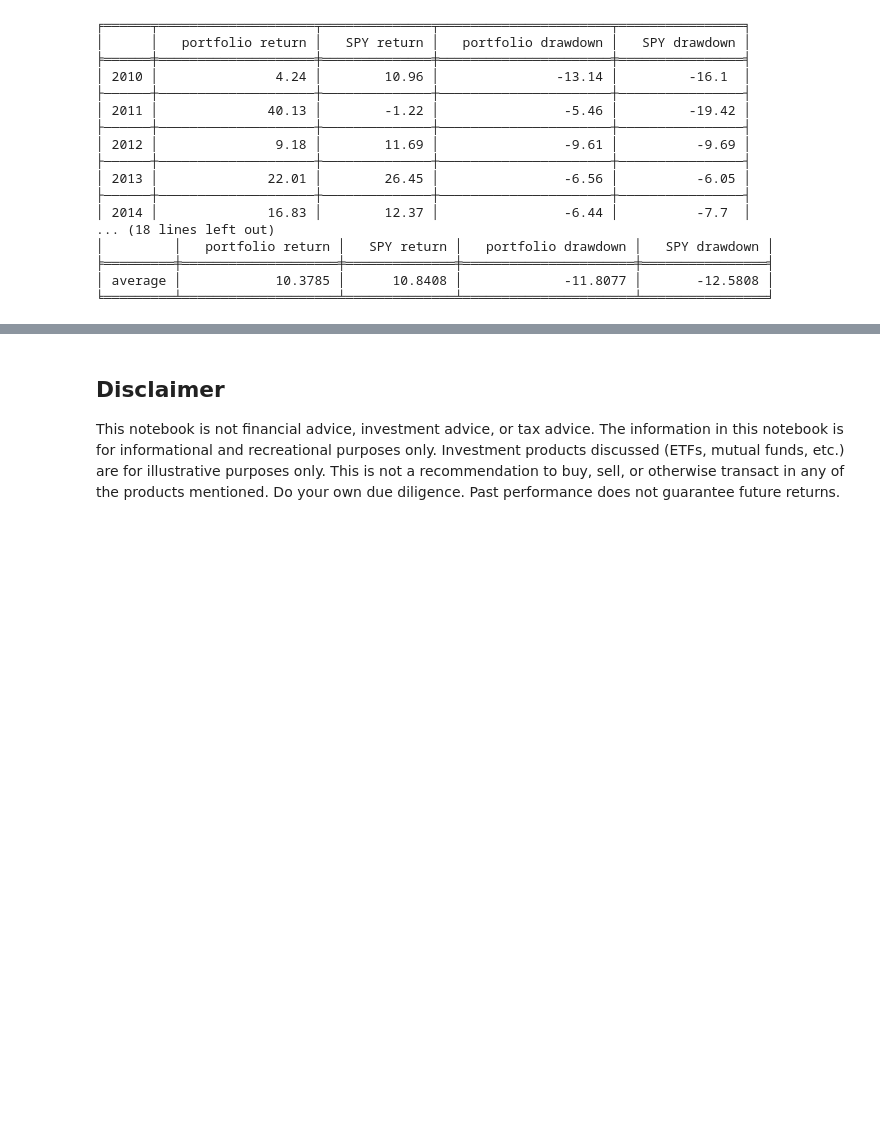
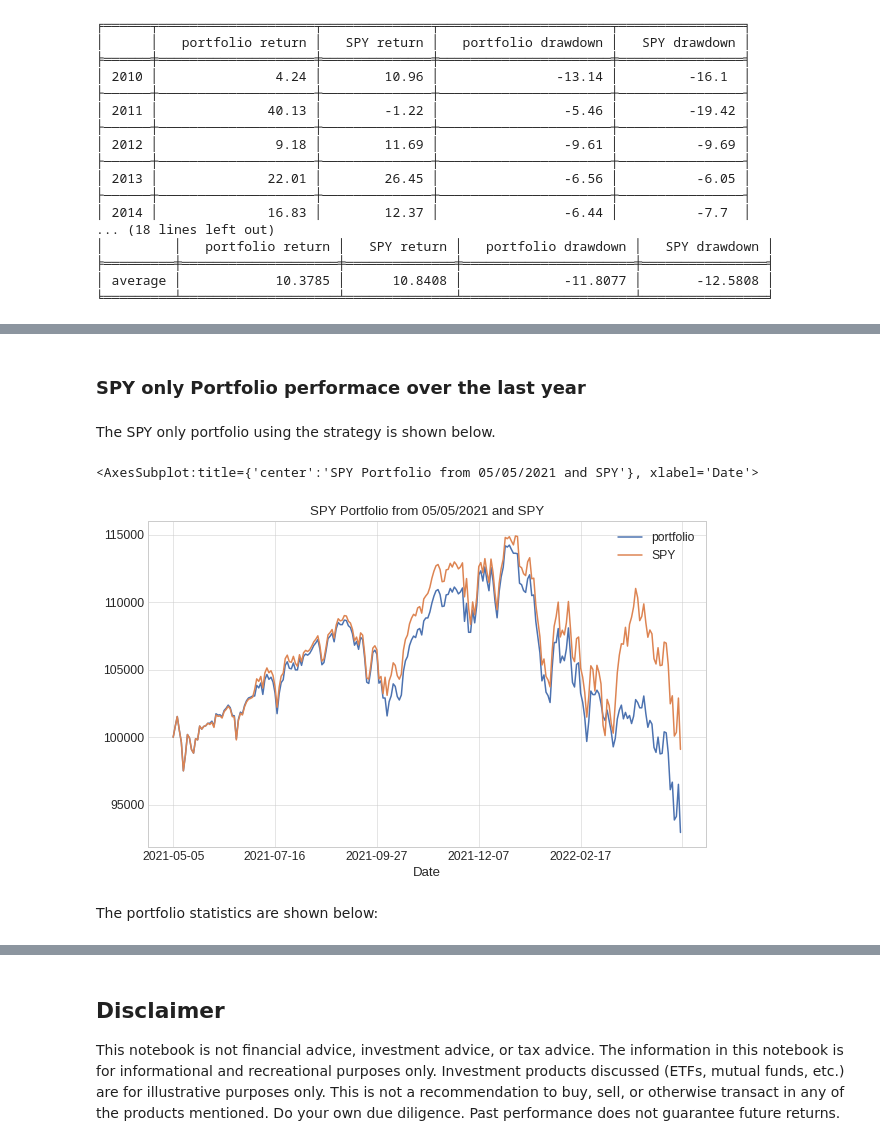
Before and after one commit to IanLKaplan/cash_trigger, a Jupyter notebook: cash_trigger.ipynb, the cells around one changed output, grey strips where cells are left out. Drawn from its saved outputs; the diff is of its cells as text; code cells hidden in the pictures; blank space fills up the shorter version.

```diff
--- a/cash_trigger.ipynb
+++ b/cash_trigger.ipynb
@@ -1054,0 +1167,29 @@ also slightly less return compared to the S&P 500.
+# %% [markdown]
+<h3>
+SPY only Portfolio performace over the last year
+</h3>
+# %%
+d1_year_start = end_date - relativedelta(years=1)
+
+one_year_spy_portfolio_df, t = portfolio_return(holdings=holdings,
+                                               risk_asset=spy_close,
+                                               bond_asset=cash_trigger_bond_adjclose,
+                                               spy_data=spy_data,
+                                               start_date=d1_year_start,
+                                               end_date=end_date
+                                               )
+
+plot_df = build_plot_data(holdings=holdings, portfolio_df=one_year_spy_portfolio_df, spy_df=spy_close)
+# %% [markdown]
+<p>
+The SPY only portfolio using the strategy is shown below.
+</p>
+# %%
+plot_df.plot(grid=True, title=f'SPY Portfolio from {d1_year_start.strftime("%m/%d/%Y")} and SPY', figsize=(10,6))
+# %% [output]
+<AxesSubplot:title={'center':'SPY Portfolio from 05/05/2021 and SPY'}, xlabel='Date'>
+[figure, added]
+# %% [markdown]
+<p>
+The portfolio statistics are shown below:
+</p>
```
Also changed, not shown: parts of 18 cells of this notebook, 1 other file.
